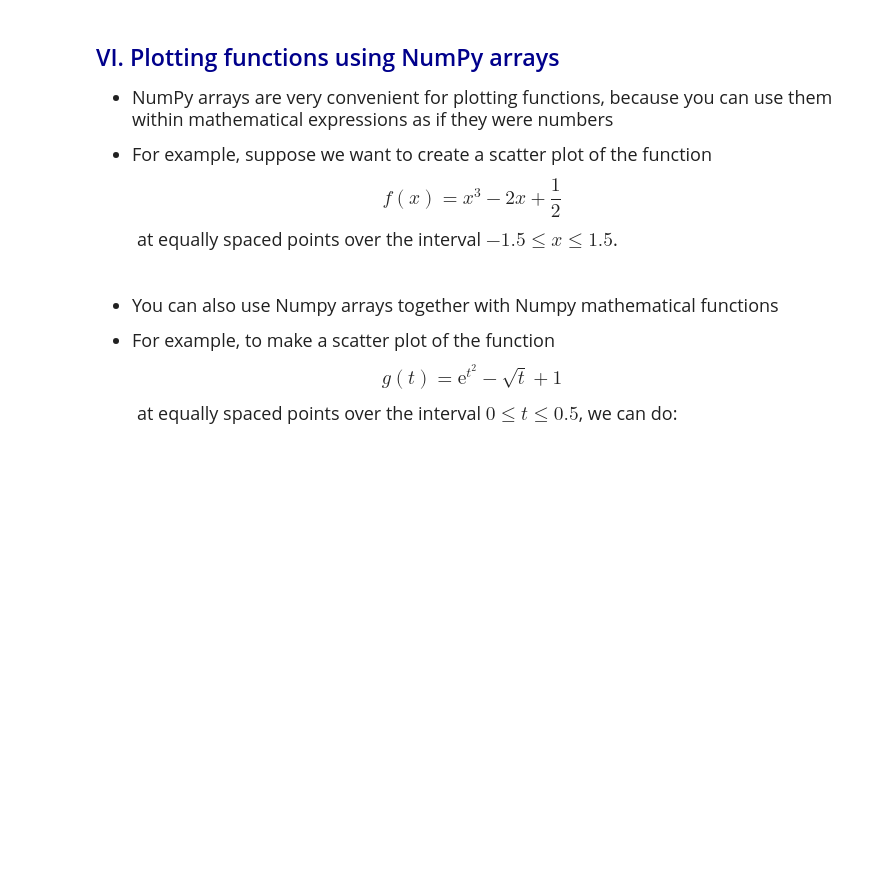
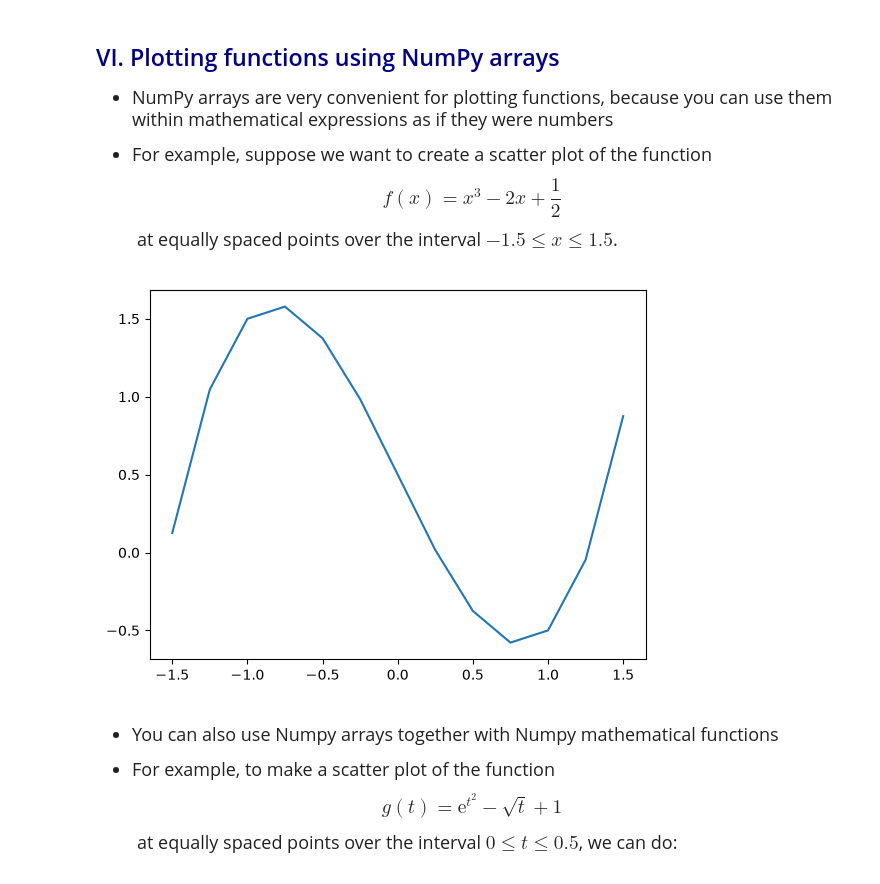
Before and after one commit to William-ts7/datasci185fall2026, a Jupyter notebook: Lecture_05_Libraries_and_Specialized_Functions/Lecture5 copy.ipynb, the cells around one changed output. Cells and saved outputs as stored; diff of their text form; code cells hidden in the pictures; blank space fills up the shorter version.

```diff
--- a/Lecture_05_Libraries_and_Specialized_Functions/Lecture5 copy.ipynb
+++ b/Lecture_05_Libraries_and_Specialized_Functions/Lecture5 copy.ipynb
@@ -498,17 +537,20 @@ $$ f(x) = x^3 - 2x + \frac{1}{2} $$
 # %%
 # Create list of equally spaced points from -1.5 to 1.5
 # We'll choose points 0.25 apart
+import matplotlib.pyplot as plt
 x_vals = [-1.5, -1.25, -1, -0.75, -0.5, -0.25, 0, 0.25, 0.5, 0.75, 1, 1.25, 1.5]
 
 # Convert to numpy array
 x_vals = np.array(x_vals)
 
 # Create new numpy array with the function evaluated at the same points
 y_vals = x_vals**3 - 2*x_vals + 0.5
 
 # Use plt.scatter to create scatter plot
-plt.scatter(x = x_vals, y = y_vals)
+plt.plot(x_vals, y_vals)
 plt.show()
+# %% [output]
+[figure, added]
 # %% [markdown]
 <font size = "4">
 
```
Also changed, not shown: parts of 15 cells of this notebook, 1 other file.
